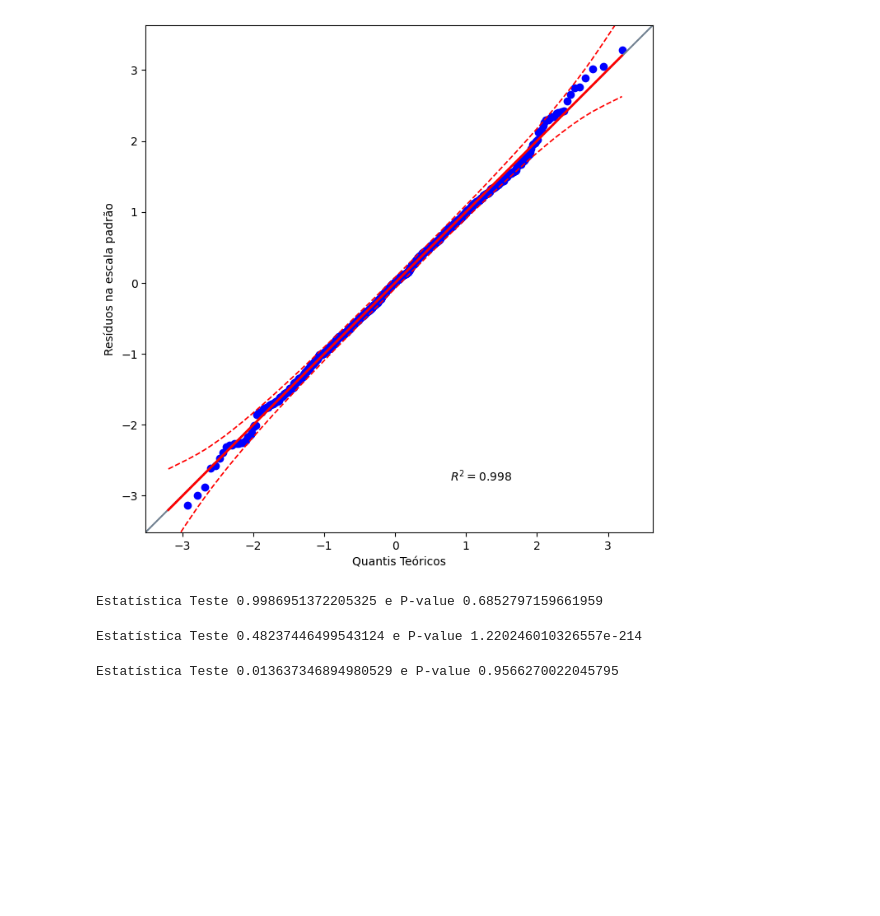
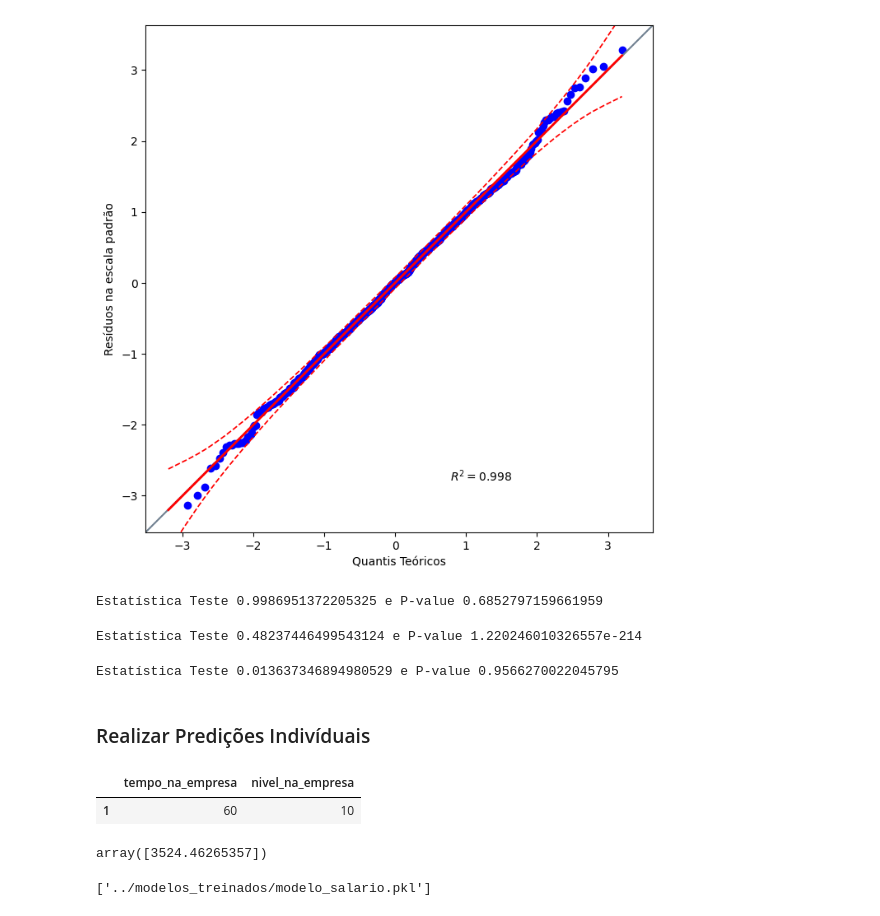
Before and after one commit to LucaPinheiro/modelos_regressao_linear, a Jupyter notebook: modelos/modelo_salario.ipynb, the cells around one changed output. Drawn from its saved outputs; the diff is of its cells as text; code cells hidden in the pictures; blank space fills up the shorter version.

Commit message:
Add individual prediction functionality and model saving in salary model notebook

```diff
--- a/modelos/modelo_salario.ipynb
+++ b/modelos/modelo_salario.ipynb
@@ -556,3 +556,29 @@ stat_ll, p_value_ll = lilliefors(residuos, dist='norm', pvalmethod='table')
 print(f'Estatística Teste {stat_ll} e P-value {p_value_ll}')
 # %% [output]
 Estatística Teste 0.013637346894980529 e P-value 0.9566270022045795
+# %% [markdown]
+### Realizar Predições Indivíduais
+# %%
+input_features = {
+    'tempo_na_empresa': 60,
+    'nivel_na_empresa': 10
+}
+
+pred_df = pd.DataFrame(input_features, index=[1])
+# %%
+pred_df
+# %% [output]
+|  | tempo_na_empresa | nivel_na_empresa |
+| 1 | 60 | 10 |
+# %%
+# Predição
+
+model_poly.predict(pred_df)
+# %% [output]
+array([3524.46265357])
+# %%
+import joblib
+
+joblib.dump(model_poly, '../modelos_treinados/modelo_salario.pkl')
+# %% [output]
+['../modelos_treinados/modelo_salario.pkl']
```
